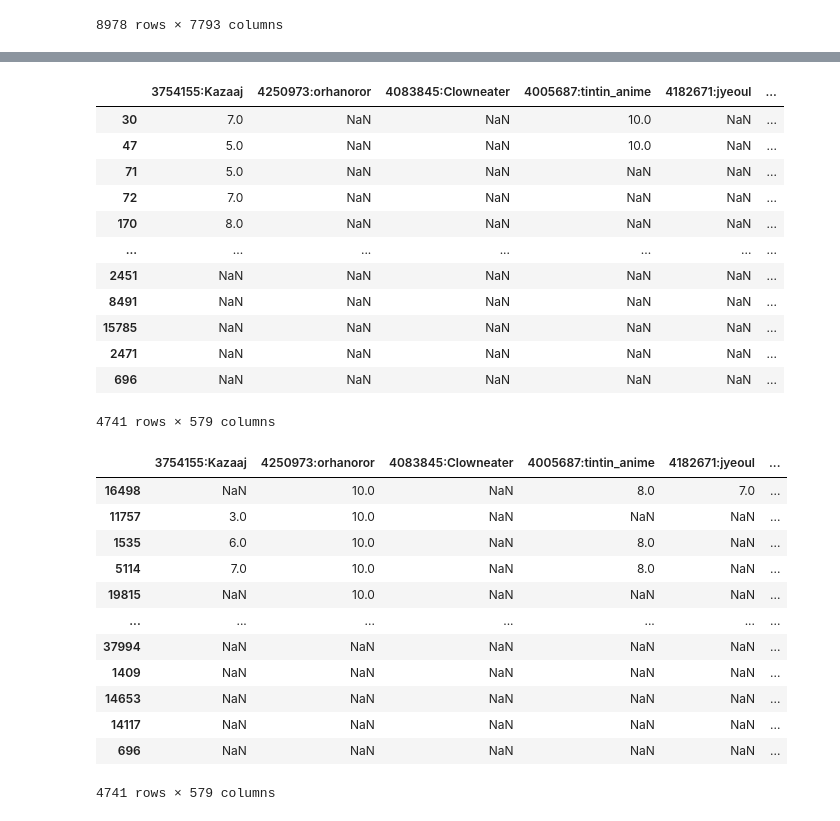
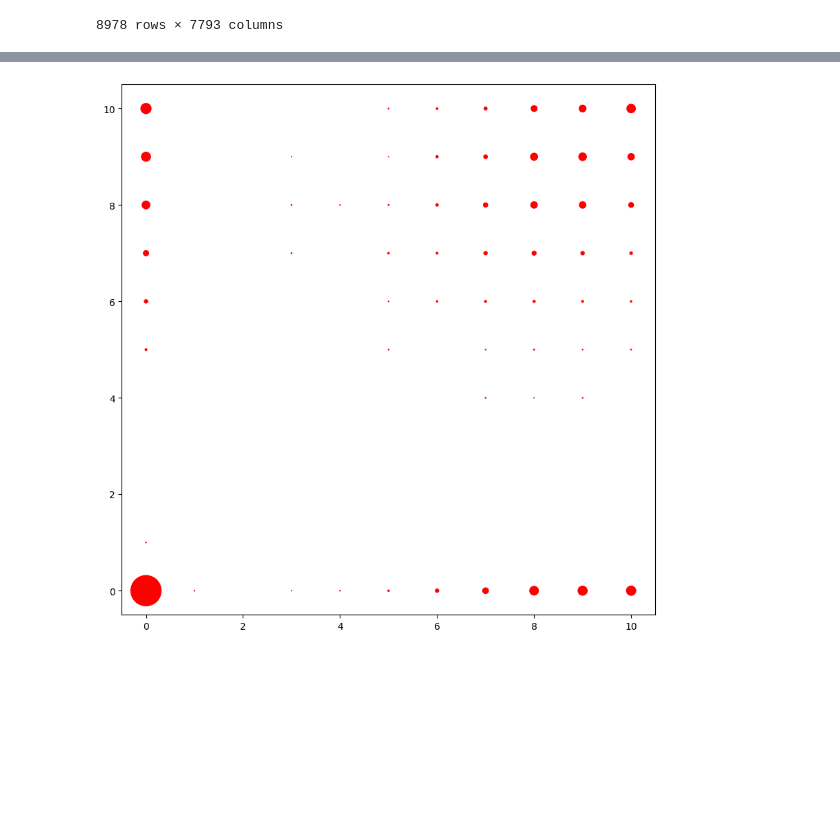
Before and after one commit to VAMarques/Proyecto-Grupo-12, a Jupyter notebook: demo Victor/exploratorio.ipynb, the cells around one changed output, grey strips where cells are left out. Drawn from its saved outputs; the diff is of its cells as text; code cells hidden in the pictures; blank space fills up the shorter version.

```diff
--- a/demo Victor/exploratorio.ipynb
+++ b/demo Victor/exploratorio.ipynb
@@ -186,32 +159,6 @@ gran_df_sparse["dif"] = gran_df_sparse.isnull().sum(axis=1).mul(-1)
-# %%
-gran_df_sparse
-# %% [output]
-|  | 3754155:Kazaaj | 4250973:orhanoror | 4083845:Clowneater | 4005687:tintin_anime | 4182671:jyeoul | ... |
-| 30 | 7.0 | NaN | NaN | 10.0 | NaN | ... |
-| 47 | 5.0 | NaN | NaN | 10.0 | NaN | ... |
-| 71 | 5.0 | NaN | NaN | NaN | NaN | ... |
-| 72 | 7.0 | NaN | NaN | NaN | NaN | ... |
-| 170 | 8.0 | NaN | NaN | NaN | NaN | ... |
-| ... | ... | ... | ... | ... | ... | ... |
-| 2451 | NaN | NaN | NaN | NaN | NaN | ... |
-| 8491 | NaN | NaN | NaN | NaN | NaN | ... |
-| 15785 | NaN | NaN | NaN | NaN | NaN | ... |
-| 2471 | NaN | NaN | NaN | NaN | NaN | ... |
-| 696 | NaN | NaN | NaN | NaN | NaN | ... |
-4741 rows × 579 columns
-# %%
-gran_df_sparse.sort_values(by="dif", ascending=False, axis=0)
-# %% [output]
-|  | 3754155:Kazaaj | 4250973:orhanoror | 4083845:Clowneater | 4005687:tintin_anime | 4182671:jyeoul | ... |
-| 16498 | NaN | 10.0 | NaN | 8.0 | 7.0 | ... |
-| 11757 | 3.0 | 10.0 | NaN | NaN | NaN | ... |
-| 1535 | 6.0 | 10.0 | NaN | 8.0 | NaN | ... |
-| 5114 | 7.0 | 10.0 | NaN | 8.0 | NaN | ... |
-| 19815 | NaN | 10.0 | NaN | NaN | NaN | ... |
-| ... | ... | ... | ... | ... | ... | ... |
-| 37994 | NaN | NaN | NaN | NaN | NaN | ... |
-| 1409 | NaN | NaN | NaN | NaN | NaN | ... |
-| 14653 | NaN | NaN | NaN | NaN | NaN | ... |
-| 14117 | NaN | NaN | NaN | NaN | NaN | ... |
-| 696 | NaN | NaN | NaN | NaN | NaN | ... |
-4741 rows × 579 columns
+# %%
+gran_df_sparse.fillna(0, inplace=True)
+
+# We want to keep it sparse
+
+gran_df_sparse = gran_df_sparse.astype(pd.SparseDtype(np.float64, fill_value=0))
@@ -217,0 +168,11 @@ gran_df_sparse.sort_values(by="dif", ascending=False, axis=0)
+# %%
+a = gran_df_sparse.loc[16498]
+b = gran_df_sparse.loc[1535]
+
+u, c = np.unique(np.c_[a,b], return_counts=True, axis=0)
+plt.figure(figsize=(10, 10))
+s = lambda x : 1000*(x-x.min())/float(x.max()-x.min())
+plt.scatter(u[:,0], u[:,1], c="red", alpha=1, s=s(c))
+plt.show()
+# %% [output]
+[figure, added]
```
Also changed, not shown: parts of 26 cells of this notebook, 1 other file.
